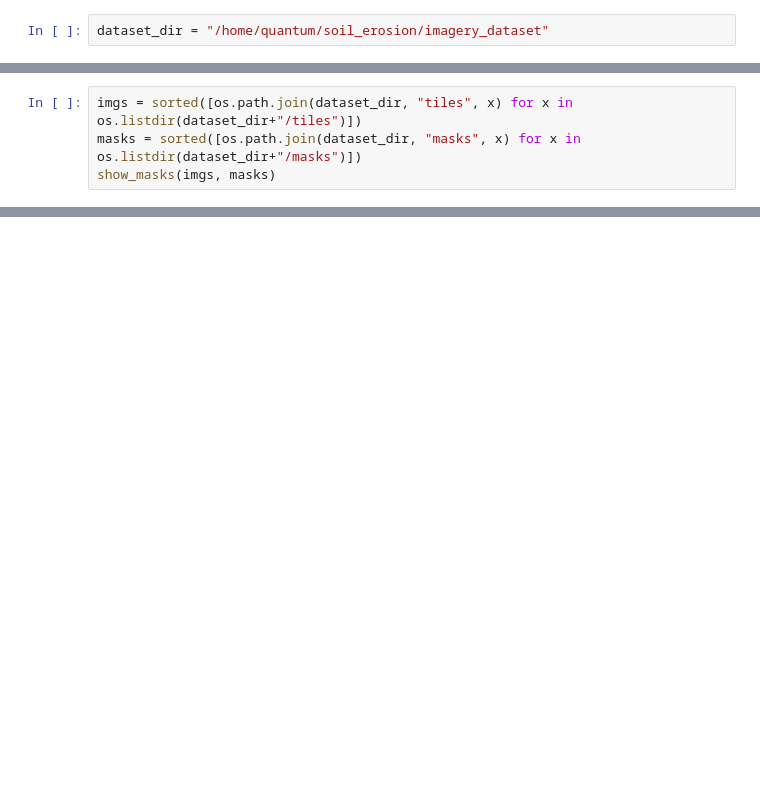
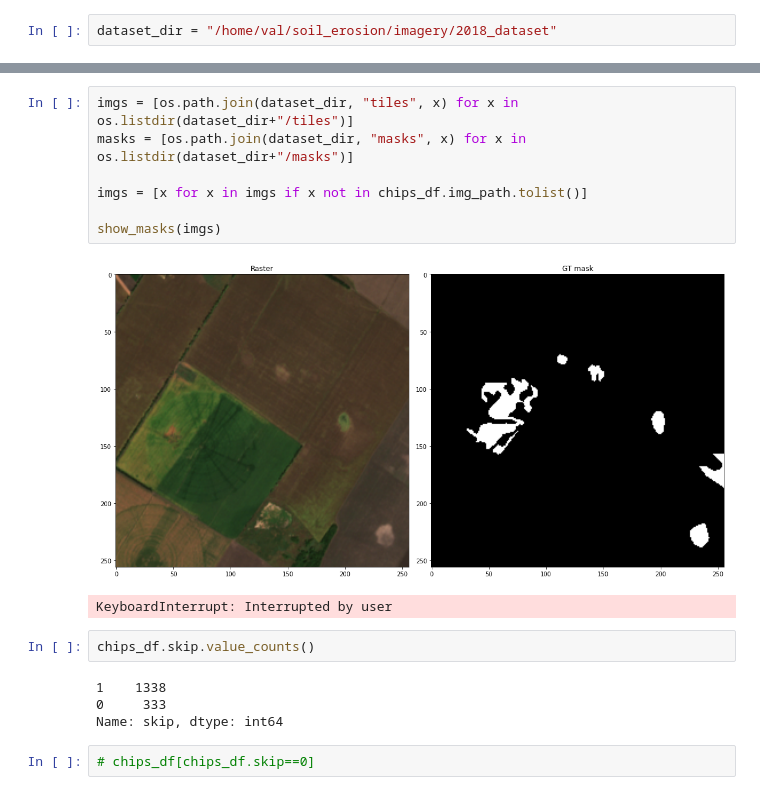
Before and after one commit to erelin6613/soil_erosion, a Jupyter notebook: notebooks/Untitled.ipynb, the cells around one changed output, grey strips where cells are left out. Cells and saved outputs as stored; diff of their text form; blank space fills up the shorter version.

```diff
--- a/notebooks/Untitled.ipynb
+++ b/notebooks/Untitled.ipynb
@@ -10,4 +12,4 @@ from tqdm.notebook import tqdm
 plt.rcParams['figure.figsize'] = (12, 12);
 # %%
-dataset_dir = "/home/quantum/soil_erosion/imagery_dataset"
+dataset_dir = "/home/val/soil_erosion/imagery/2018_dataset"
 # %%
@@ -38,4 +45,0 @@ def show_masks(imgs, masks):
-# %%
-imgs = sorted([os.path.join(dataset_dir, "tiles", x) for x in os.listdir(dataset_dir+"/tiles")])
-masks = sorted([os.path.join(dataset_dir, "masks", x) for x in os.listdir(dataset_dir+"/masks")])
-show_masks(imgs, masks)
@@ -43,0 +98,18 @@ interactive(children=(IntSlider(value=0, continuous_update=False, description='x
+# %%
+imgs = [os.path.join(dataset_dir, "tiles", x) for x in os.listdir(dataset_dir+"/tiles")]
+masks = [os.path.join(dataset_dir, "masks", x) for x in os.listdir(dataset_dir+"/masks")]
+
+imgs = [x for x in imgs if x not in chips_df.img_path.tolist()]
+
+show_masks(imgs)
+# %% [output]
+[figure, added]
+KeyboardInterrupt: Interrupted by user
+# %%
+chips_df.skip.value_counts()
+# %% [output]
+1    1338
+0     333
+Name: skip, dtype: int64
+# %%
+# chips_df[chips_df.skip==0]
```
Also changed, not shown: parts of 4 cells of this notebook, 5 other files.
